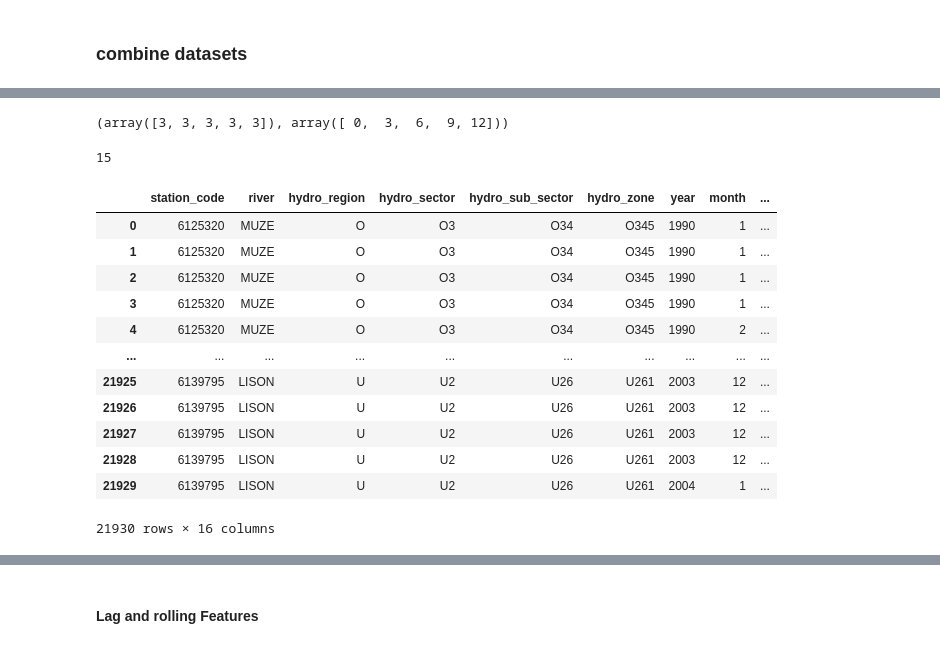
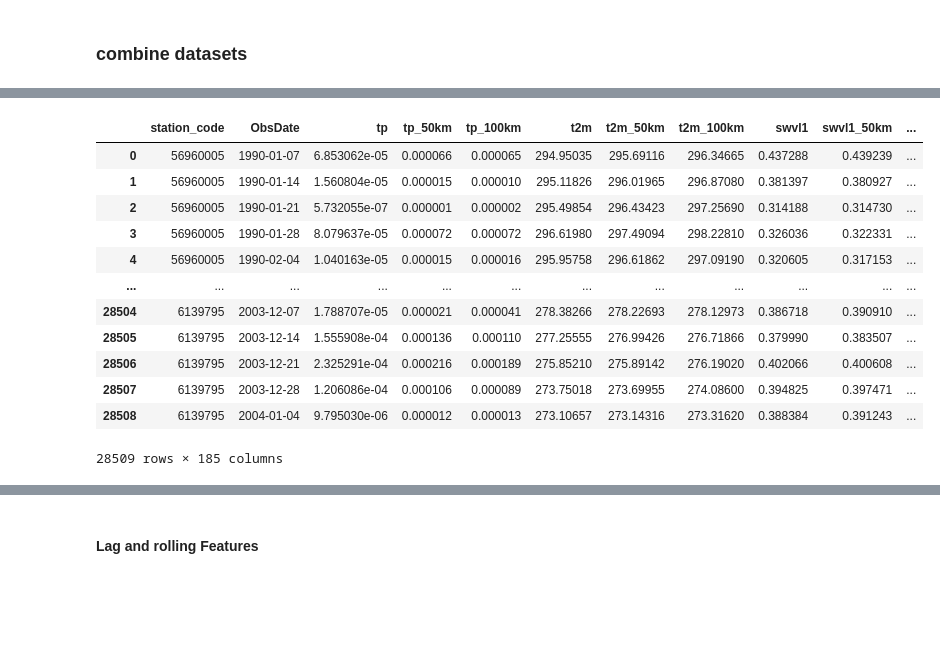
Before and after one commit to Iyeleon/codabench_water_scarcity, a Jupyter notebook: feature_engineering.ipynb, the cells around one changed output, grey strips where cells are left out. Cells and saved outputs as stored; diff of their text form; code cells hidden in the pictures; blank space fills up the shorter version.

```diff
--- a/feature_engineering.ipynb
+++ b/feature_engineering.ipynb
@@ -266,27 +197,16 @@ for train_idx, val_idx in ckf.split(samp, groups = samp.year):
-# %%
-fold_sizes = np.full(5, 15 // 5, dtype=int)
-fold_sizes[:15 % 5] += 1
-group_starts = np.cumsum(np.insert(fold_sizes, 0, 0))[:-1]
-fold_sizes, group_starts
-# %% [output]
-(array([3, 3, 3, 3, 3]), array([ 0,  3,  6,  9, 12]))
-# %%
-df_['tr_france'].year.nunique()
-# %% [output]
-15
-# %%
-df_['tr_france'].select_dtypes('category')
-# %% [output]
-|  | station_code | river | hydro_region | hydro_sector | hydro_sub_sector | hydro_zone | year | month | ... |
-| 0 | 6125320 | MUZE | O | O3 | O34 | O345 | 1990 | 1 | ... |
-| 1 | 6125320 | MUZE | O | O3 | O34 | O345 | 1990 | 1 | ... |
-| 2 | 6125320 | MUZE | O | O3 | O34 | O345 | 1990 | 1 | ... |
-| 3 | 6125320 | MUZE | O | O3 | O34 | O345 | 1990 | 1 | ... |
-| 4 | 6125320 | MUZE | O | O3 | O34 | O345 | 1990 | 2 | ... |
-| ... | ... | ... | ... | ... | ... | ... | ... | ... | ... |
-| 21925 | 6139795 | LISON | U | U2 | U26 | U261 | 2003 | 12 | ... |
-| 21926 | 6139795 | LISON | U | U2 | U26 | U261 | 2003 | 12 | ... |
-| 21927 | 6139795 | LISON | U | U2 | U26 | U261 | 2003 | 12 | ... |
-| 21928 | 6139795 | LISON | U | U2 | U26 | U261 | 2003 | 12 | ... |
-| 21929 | 6139795 | LISON | U | U2 | U26 | U261 | 2004 | 1 | ... |
-21930 rows × 16 columns
+# %%
+df_train
+# %% [output]
+|  | station_code | ObsDate | tp | tp_50km | tp_100km | t2m | t2m_50km | t2m_100km | swvl1 | swvl1_50km | ... |
+| 0 | 56960005 | 1990-01-07 | 6.853062e-05 | 0.000066 | 0.000065 | 294.95035 | 295.69116 | 296.34665 | 0.437288 | 0.439239 | ... |
+| 1 | 56960005 | 1990-01-14 | 1.560804e-05 | 0.000015 | 0.000010 | 295.11826 | 296.01965 | 296.87080 | 0.381397 | 0.380927 | ... |
+| 2 | 56960005 | 1990-01-21 | 5.732055e-07 | 0.000001 | 0.000002 | 295.49854 | 296.43423 | 297.25690 | 0.314188 | 0.314730 | ... |
+| 3 | 56960005 | 1990-01-28 | 8.079637e-05 | 0.000072 | 0.000072 | 296.61980 | 297.49094 | 298.22810 | 0.326036 | 0.322331 | ... |
+| 4 | 56960005 | 1990-02-04 | 1.040163e-05 | 0.000015 | 0.000016 | 295.95758 | 296.61862 | 297.09190 | 0.320605 | 0.317153 | ... |
+| ... | ... | ... | ... | ... | ... | ... | ... | ... | ... | ... | ... |
+| 28504 | 6139795 | 2003-12-07 | 1.788707e-05 | 0.000021 | 0.000041 | 278.38266 | 278.22693 | 278.12973 | 0.386718 | 0.390910 | ... |
+| 28505 | 6139795 | 2003-12-14 | 1.555908e-04 | 0.000136 | 0.000110 | 277.25555 | 276.99426 | 276.71866 | 0.379990 | 0.383507 | ... |
+| 28506 | 6139795 | 2003-12-21 | 2.325291e-04 | 0.000216 | 0.000189 | 275.85210 | 275.89142 | 276.19020 | 0.402066 | 0.400608 | ... |
+| 28507 | 6139795 | 2003-12-28 | 1.206086e-04 | 0.000106 | 0.000089 | 273.75018 | 273.69955 | 274.08600 | 0.394825 | 0.397471 | ... |
+| 28508 | 6139795 | 2004-01-04 | 9.795030e-06 | 0.000012 | 0.000013 | 273.10657 | 273.14316 | 273.31620 | 0.388384 | 0.391243 | ... |
+28509 rows × 185 columns
```
Also changed, not shown: parts of 27 cells of this notebook, 4 other files.
